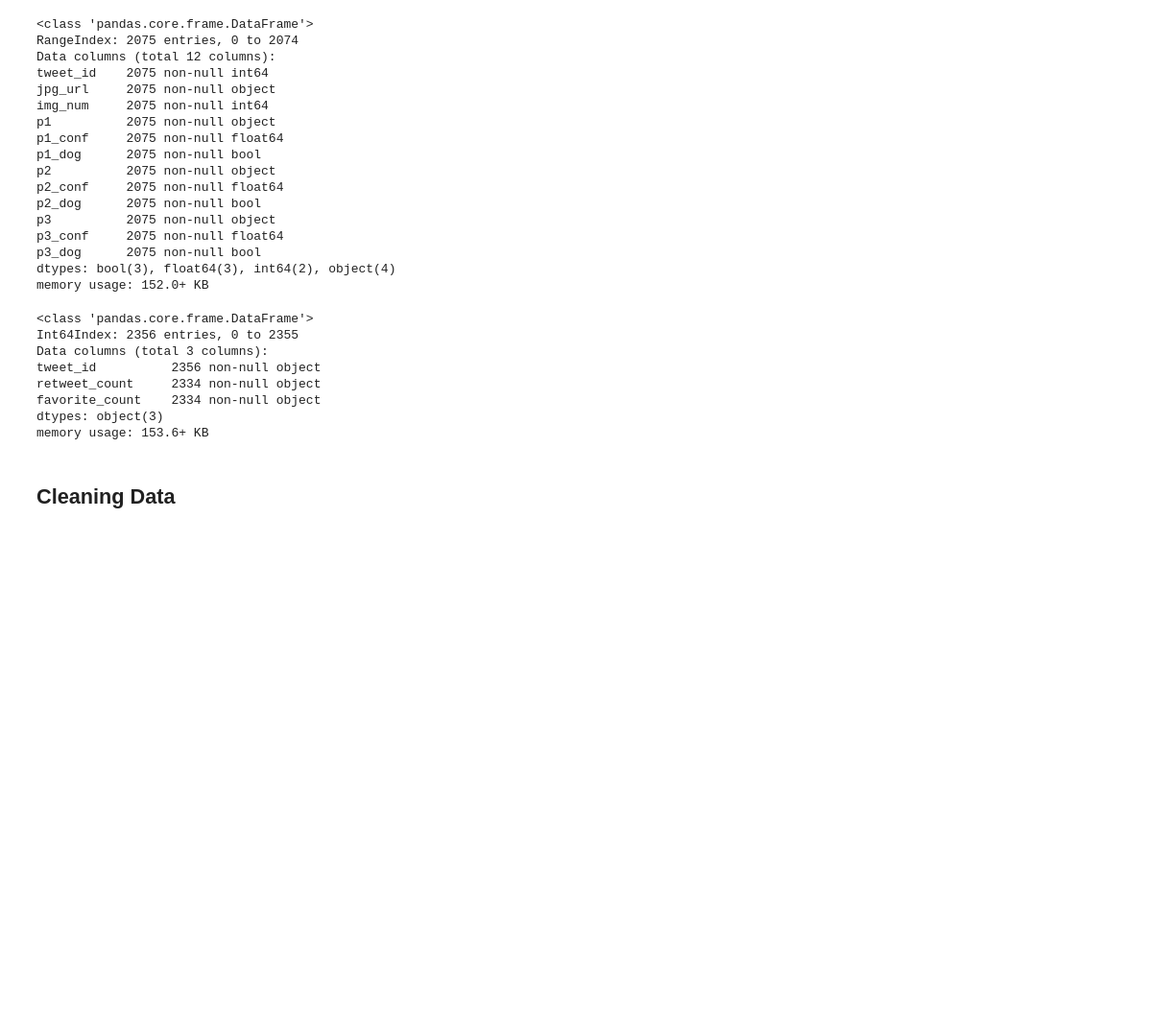
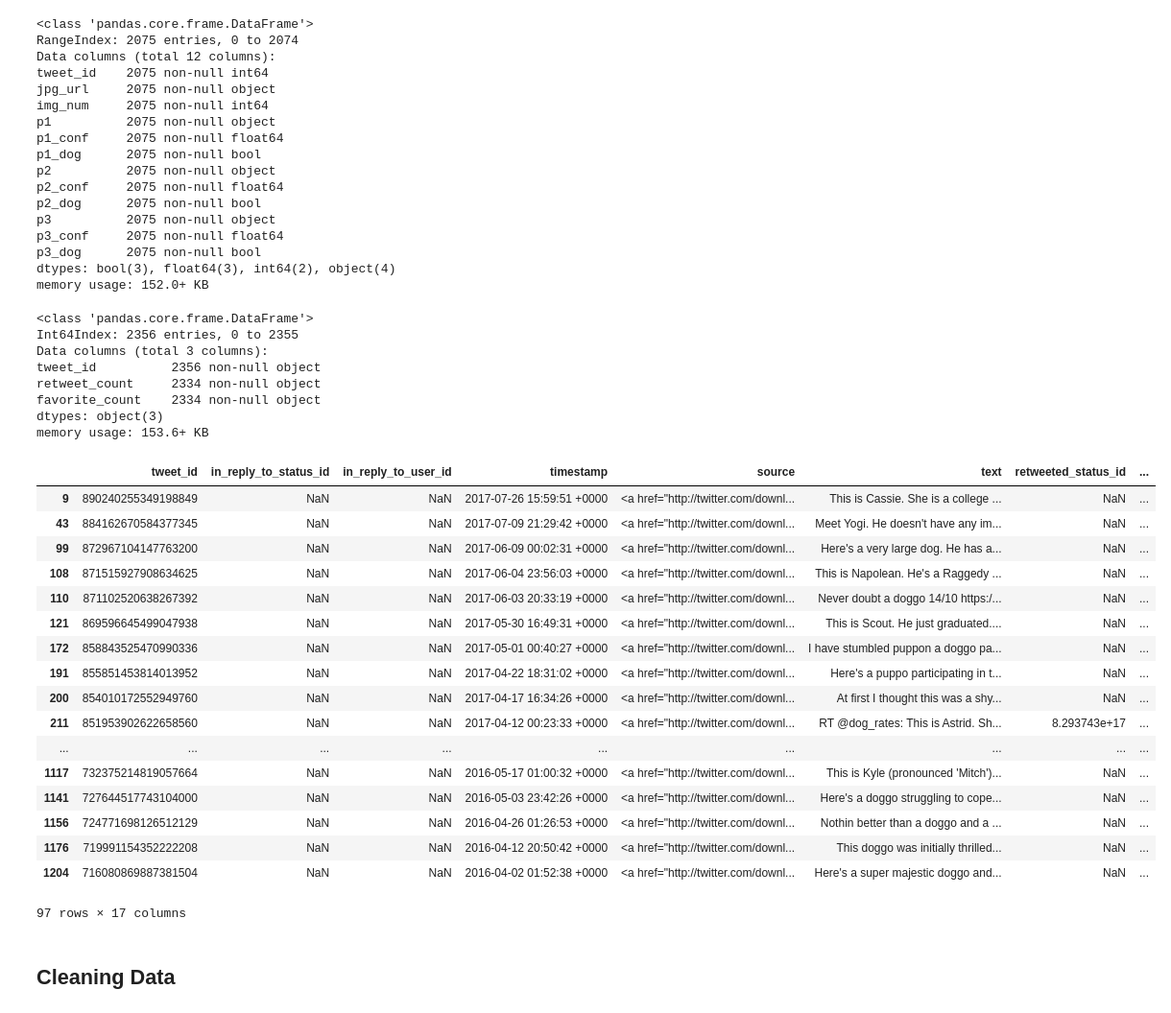
Before and after one commit to mkarkhan/Data-Wrangling, a Jupyter notebook: wrangle_act.ipynb, the cells around one changed output. Shown: that part at 96% size. Cells and saved outputs as stored; diff of their text form; code cells hidden in the pictures; blank space fills up the shorter version.

```diff
--- a/wrangle_act.ipynb
+++ b/wrangle_act.ipynb
@@ -511,6 +511,28 @@ retweet_count     2334 non-null object
 favorite_count    2334 non-null object
 dtypes: object(3)
 memory usage: 153.6+ KB
+# %%
+# Some tweets can have multiple dog types. Eg: Doggo and Puppo, Doggo and Floofer, etc
+twitter_archive_df.query('doggo != "None" ')
+# %% [output]
+|  | tweet_id | in_reply_to_status_id | in_reply_to_user_id | timestamp | source | text | retweeted_status_id | ... |
+| 9 | 890240255349198849 | NaN | NaN | 2017-07-26 15:59:51 +0000 | <a href="http://twitter.com/downl... | This is Cassie. She is a college ... | NaN | ... |
+| 43 | 884162670584377345 | NaN | NaN | 2017-07-09 21:29:42 +0000 | <a href="http://twitter.com/downl... | Meet Yogi. He doesn't have any im... | NaN | ... |
+| 99 | 872967104147763200 | NaN | NaN | 2017-06-09 00:02:31 +0000 | <a href="http://twitter.com/downl... | Here's a very large dog. He has a... | NaN | ... |
+| 108 | 871515927908634625 | NaN | NaN | 2017-06-04 23:56:03 +0000 | <a href="http://twitter.com/downl... | This is Napolean. He's a Raggedy ... | NaN | ... |
+| 110 | 871102520638267392 | NaN | NaN | 2017-06-03 20:33:19 +0000 | <a href="http://twitter.com/downl... | Never doubt a doggo 14/10 https:/... | NaN | ... |
+| 121 | 869596645499047938 | NaN | NaN | 2017-05-30 16:49:31 +0000 | <a href="http://twitter.com/downl... | This is Scout. He just graduated.... | NaN | ... |
+| 172 | 858843525470990336 | NaN | NaN | 2017-05-01 00:40:27 +0000 | <a href="http://twitter.com/downl... | I have stumbled puppon a doggo pa... | NaN | ... |
+| 191 | 855851453814013952 | NaN | NaN | 2017-04-22 18:31:02 +0000 | <a href="http://twitter.com/downl... | Here's a puppo participating in t... | NaN | ... |
+| 200 | 854010172552949760 | NaN | NaN | 2017-04-17 16:34:26 +0000 | <a href="http://twitter.com/downl... | At first I thought this was a shy... | NaN | ... |
+| 211 | 851953902622658560 | NaN | NaN | 2017-04-12 00:23:33 +0000 | <a href="http://twitter.com/downl... | RT @dog_rates: This is Astrid. Sh... | 8.293743e+17 | ... |
+| ... | ... | ... | ... | ... | ... | ... | ... | ... |
+| 1117 | 732375214819057664 | NaN | NaN | 2016-05-17 01:00:32 +0000 | <a href="http://twitter.com/downl... | This is Kyle (pronounced 'Mitch')... | NaN | ... |
+| 1141 | 727644517743104000 | NaN | NaN | 2016-05-03 23:42:26 +0000 | <a href="http://twitter.com/downl... | Here's a doggo struggling to cope... | NaN | ... |
+| 1156 | 724771698126512129 | NaN | NaN | 2016-04-26 01:26:53 +0000 | <a href="http://twitter.com/downl... | Nothin better than a doggo and a ... | NaN | ... |
+| 1176 | 719991154352222208 | NaN | NaN | 2016-04-12 20:50:42 +0000 | <a href="http://twitter.com/downl... | This doggo was initially thrilled... | NaN | ... |
+| 1204 | 716080869887381504 | NaN | NaN | 2016-04-02 01:52:38 +0000 | <a href="http://twitter.com/downl... | Here's a super majestic doggo and... | NaN | ... |
+97 rows × 17 columns
 # %% [markdown]
 ## Cleaning Data
 # %%
```
Also changed, not shown: parts of 14 cells of this notebook.
